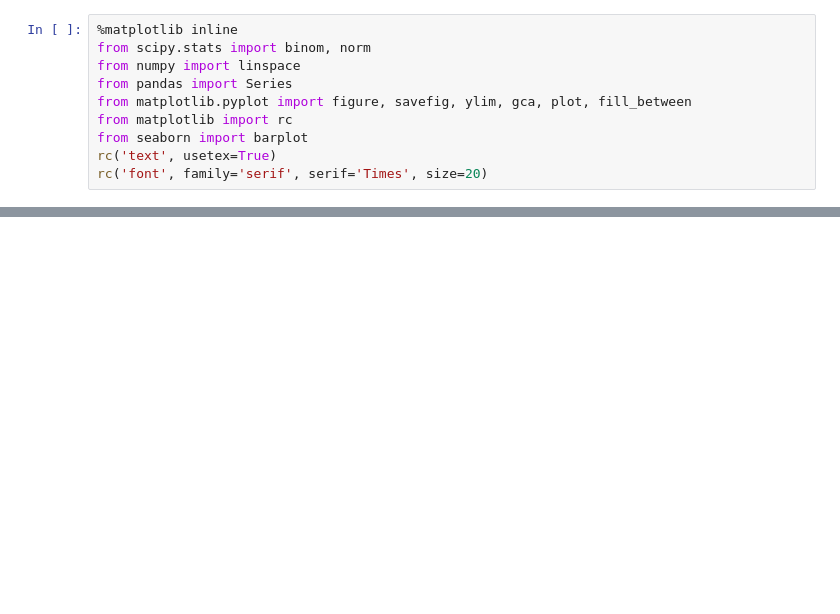
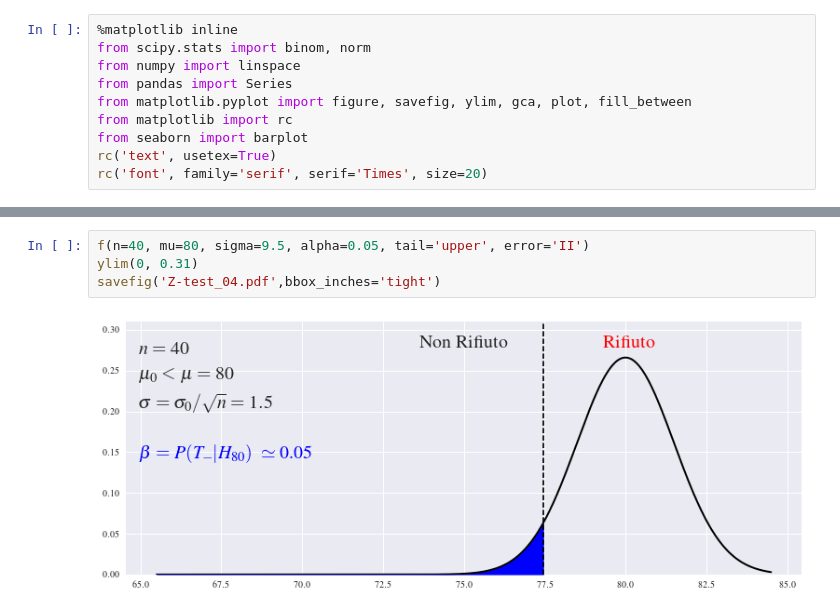
Before and after one commit to domenicozambella/statistica, a Jupyter notebook: dispense/figure/Z-test.ipynb, the cells around one changed output, grey strips where cells are left out. Saved outputs shown, nothing was run; the diff lists cells and outputs as text; blank space fills up the shorter version.

```diff
--- a/dispense/figure/Z-test.ipynb
+++ b/dispense/figure/Z-test.ipynb
@@ -84,0 +103,6 @@ savefig('Z-text_01.pdf',bbox_inches='tight')
+# %%
+f(n=40, mu=80, sigma=9.5, alpha=0.05, tail='upper', error='II')
+ylim(0, 0.31)
+savefig('Z-test_04.pdf',bbox_inches='tight')
+# %% [output]
+[figure, added]
```
Also changed, not shown: parts of 4 cells of this notebook, 13 other files.
